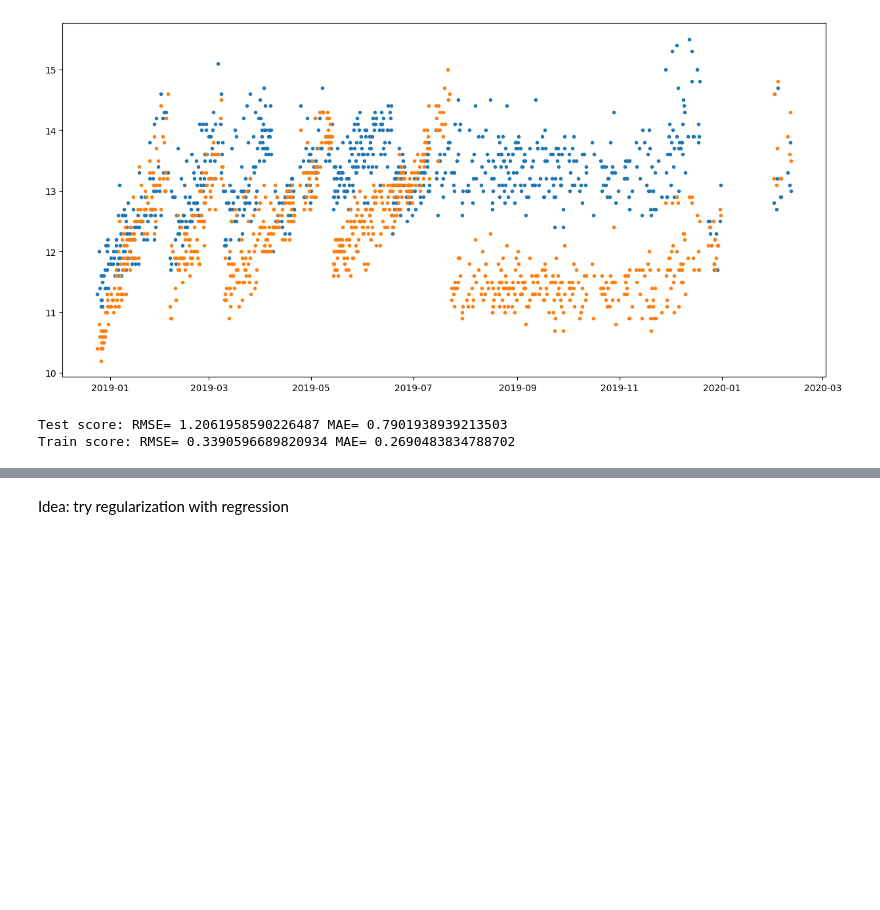
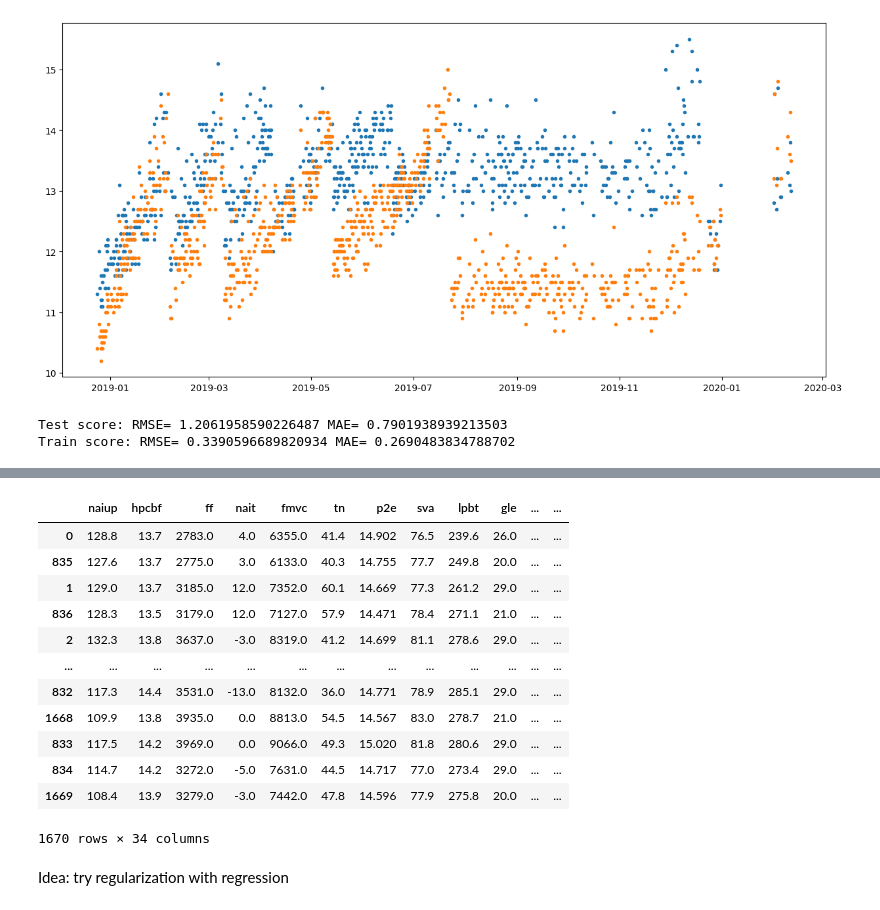
Before and after one commit to skeptlk/ecm, a Jupyter notebook: 24_nov_plot_predictions.ipynb, the cells around one changed output, grey strips where cells are left out. Cells and saved outputs as stored; diff of their text form; code cells hidden in the pictures; blank space fills up the shorter version.

```diff
--- a/24_nov_plot_predictions.ipynb
+++ b/24_nov_plot_predictions.ipynb
@@ -127,2 +150,18 @@ Train size = 1421 Test size = 251
+# %%
+dataset[important_features]
+# %% [output]
+|  | naiup | hpcbf | ff | nait | fmvc | tn | p2e | sva | lpbt | gle | ... | ... |
+| 0 | 128.8 | 13.7 | 2783.0 | 4.0 | 6355.0 | 41.4 | 14.902 | 76.5 | 239.6 | 26.0 | ... | ... |
+| 835 | 127.6 | 13.7 | 2775.0 | 3.0 | 6133.0 | 40.3 | 14.755 | 77.7 | 249.8 | 20.0 | ... | ... |
+| 1 | 129.0 | 13.7 | 3185.0 | 12.0 | 7352.0 | 60.1 | 14.669 | 77.3 | 261.2 | 29.0 | ... | ... |
+| 836 | 128.3 | 13.5 | 3179.0 | 12.0 | 7127.0 | 57.9 | 14.471 | 78.4 | 271.1 | 21.0 | ... | ... |
+| 2 | 132.3 | 13.8 | 3637.0 | -3.0 | 8319.0 | 41.2 | 14.699 | 81.1 | 278.6 | 29.0 | ... | ... |
+| ... | ... | ... | ... | ... | ... | ... | ... | ... | ... | ... | ... | ... |
+| 832 | 117.3 | 14.4 | 3531.0 | -13.0 | 8132.0 | 36.0 | 14.771 | 78.9 | 285.1 | 29.0 | ... | ... |
+| 1668 | 109.9 | 13.8 | 3935.0 | 0.0 | 8813.0 | 54.5 | 14.567 | 83.0 | 278.7 | 21.0 | ... | ... |
+| 833 | 117.5 | 14.2 | 3969.0 | 0.0 | 9066.0 | 49.3 | 15.020 | 81.8 | 280.6 | 29.0 | ... | ... |
+| 834 | 114.7 | 14.2 | 3272.0 | -5.0 | 7631.0 | 44.5 | 14.717 | 77.0 | 273.4 | 29.0 | ... | ... |
+| 1669 | 108.4 | 13.9 | 3279.0 | -3.0 | 7442.0 | 47.8 | 14.596 | 77.9 | 275.8 | 20.0 | ... | ... |
+1670 rows × 34 columns
 # %% [markdown]
 Idea: try regularization with regression
```
Also changed, not shown: parts of 4 cells of this notebook, 1 other file.
